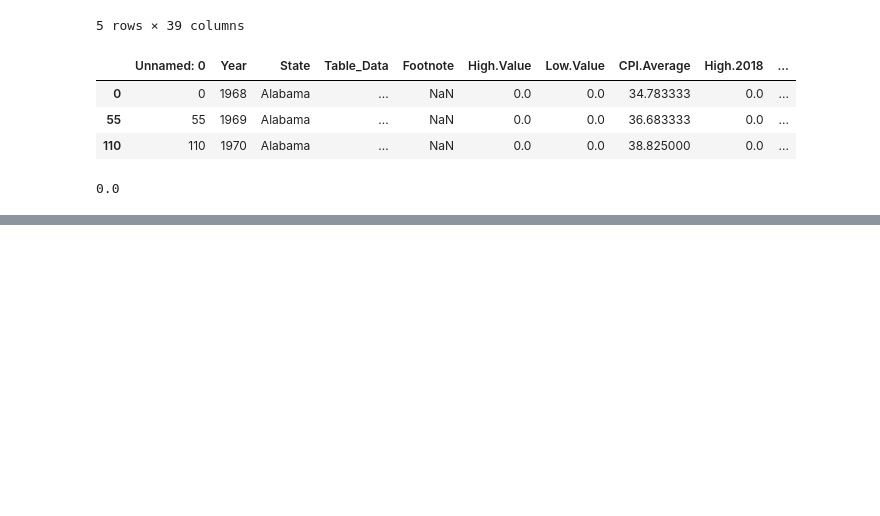
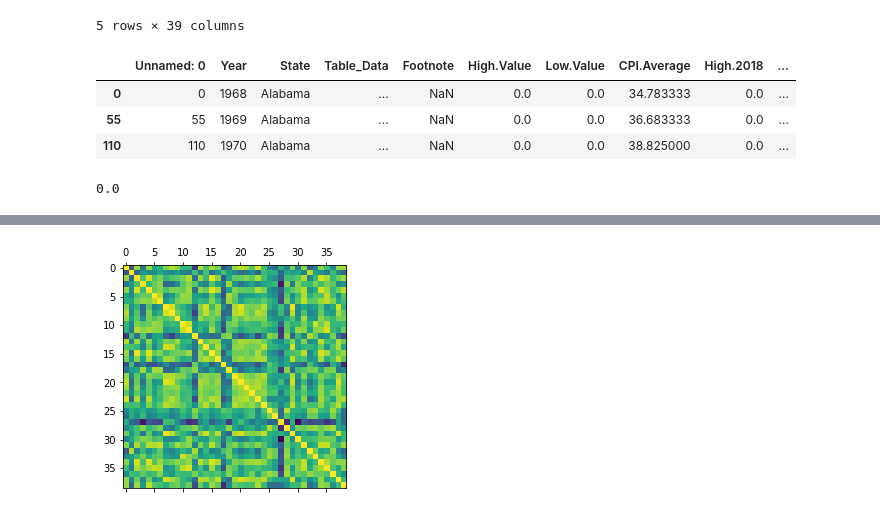
Before and after one commit to dr0gsk0l/pandas_challenge, a Jupyter notebook: Untitled.ipynb, the cells around one changed output, grey strips where cells are left out. Saved outputs shown, nothing was run; the diff lists cells and outputs as text; code cells hidden in the pictures; blank space fills up the shorter version.

```diff
--- a/Untitled.ipynb
+++ b/Untitled.ipynb
@@ -600,0 +608,18 @@ for state, data in grouped_issues:
+# %%
+import numpy as np
+
+df = pd.read_csv("datasets/minwage.csv")
+
+act_min_wage = pd.DataFrame()
+
+for name, group in df.groupby("State"):
+    if act_min_wage.empty:
+        act_min_wage = group.set_index("Year")[["Low.2018"]].rename(columns={"Low.2018":name})
+    else:
+        act_min_wage = act_min_wage.join(group.set_index("Year")[["Low.2018"]].rename(columns={"Low.2018":name}))
+
+act_min_wage.head()
+
+min_wage_corr = act_min_wage.replace(0, np.NaN).dropna(axis=1).corr()
+
+min_wage_corr.head()
@@ -600,0 +634,7 @@ for state, data in grouped_issues:
+# %%
+import matplotlib.pyplot as plt
+
+plt.matshow(min_wage_corr)
+plt.show()
+# %% [output]
+[figure, added]
```
Also changed, not shown: parts of 48 cells of this notebook, 6 other files.
